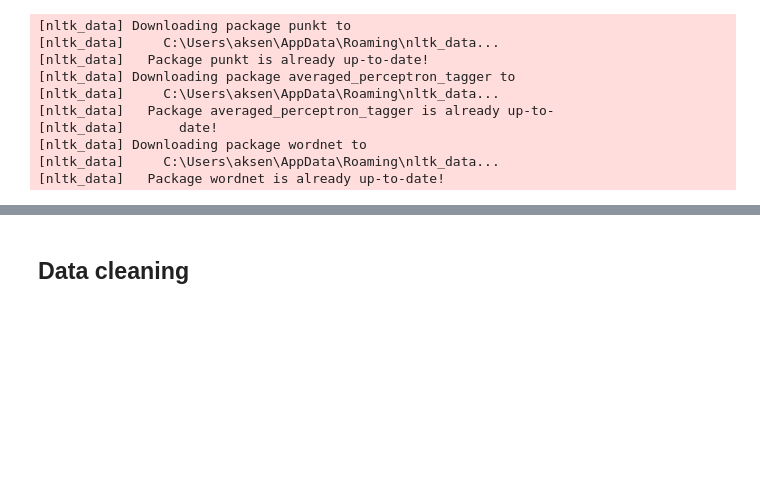
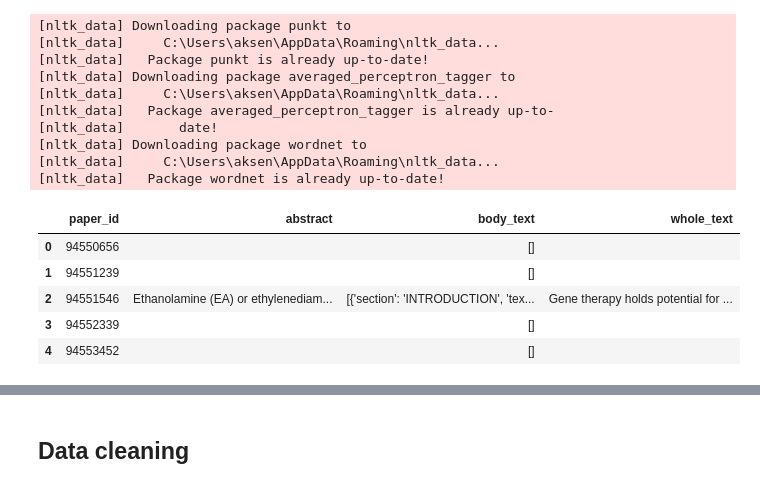
Before and after one commit to markaksen/HighResLDA, a Jupyter notebook: preprocessing.ipynb, the cells around one changed output, grey strips where cells are left out. Cells and saved outputs as stored; diff of their text form; code cells hidden in the pictures; blank space fills up the shorter version.

```diff
--- a/preprocessing.ipynb
+++ b/preprocessing.ipynb
@@ -23,0 +43,38 @@ from nltk.corpus import stopwords
+# %%
+def read_pdf(file_name, start_line, end_line):
+    papers_ids_text = []; abstract = []; body_text = []; index = 0; whole_text = []
+
+    with open(file_name) as f:
+        for _ in range(start_line):
+            next(f)
+        index = 0
+        for line in f:
+            paper = json.loads(line)
+            if index > end_line - start_line:
+                break
+            index += 1
+            papers_ids_text.append(paper['paper_id'])
+            if paper['abstract']:
+                abstract.append(paper['abstract'][0]['text'])
+            else:
+                abstract.append('')
+            text = []
+            full_text = ''
+            if paper['body_text']:
+                for entry in paper['body_text']:
+                    if entry['section'] and entry['text']:
+                        section = {key: entry[key] for key in ['section', 'text']}
+                        text.append(section)
+                        if full_text:
+                            full_text = full_text + '\n' + entry['text']
+                        else:
+                            full_text = entry['text']
+                body_text.append(text)
+                whole_text.append(full_text)
+            else:
+                body_text.append([])
+                whole_text.append('')
+
+        textdata = pd.DataFrame({'paper_id': papers_ids_text, 'abstract': abstract, 'body_text': body_text, 'whole_text': whole_text})
+
+        return textdata
@@ -23,0 +182,11 @@ from nltk.corpus import stopwords
+# %%
+textdata = read_pdf('20200705v1/full/pdf_parses/pdf_parses_0.jsonl',1,5000)
+# %%
+textdata.head(5)
+# %% [output]
+|  | paper_id | abstract | body_text | whole_text |
+| 0 | 94550656 |  | [] |  |
+| 1 | 94551239 |  | [] |  |
+| 2 | 94551546 | Ethanolamine (EA) or ethylenediam... | [{'section': 'INTRODUCTION', 'tex... | Gene therapy holds potential for ... |
+| 3 | 94552339 |  | [] |  |
+| 4 | 94553452 |  | [] |  |
```
Also changed, not shown: parts of 13 cells of this notebook.
